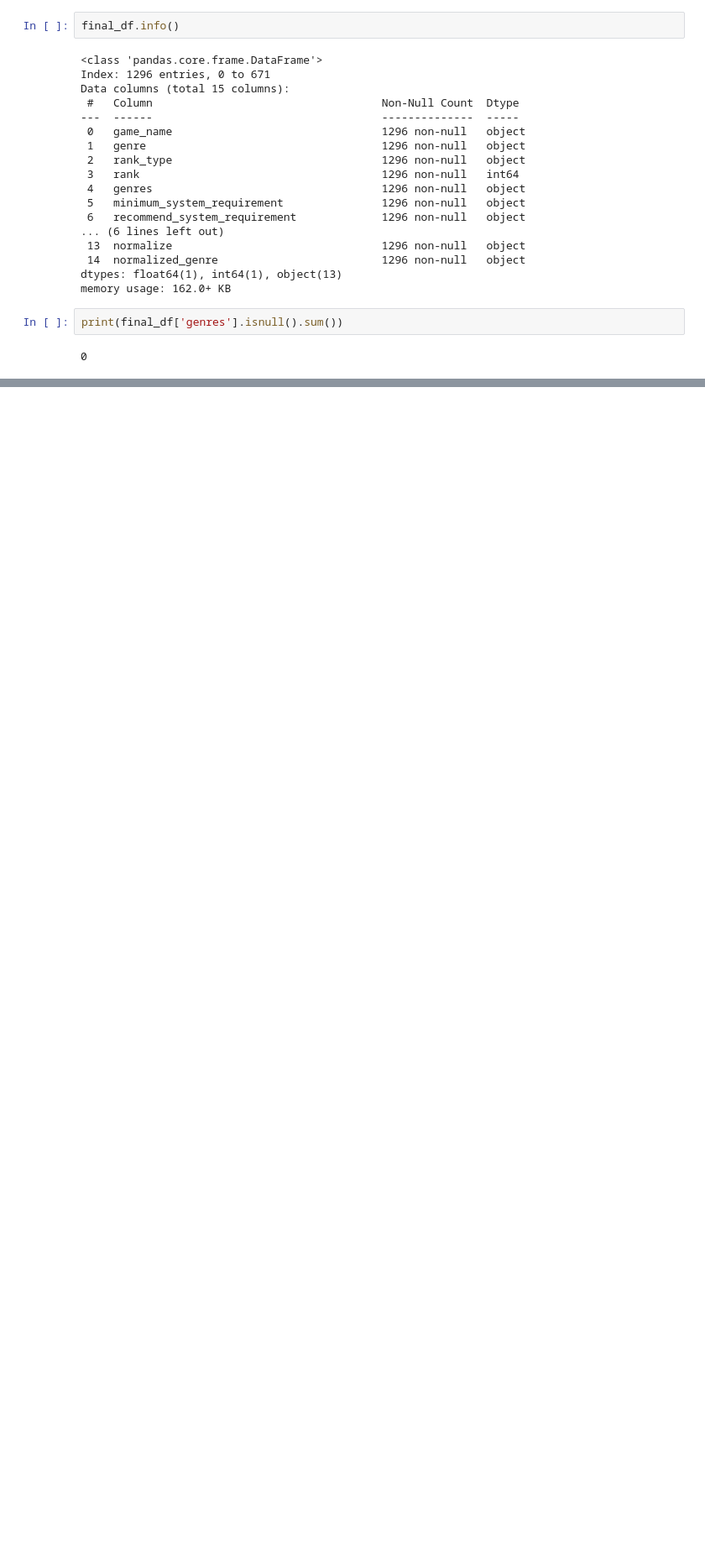
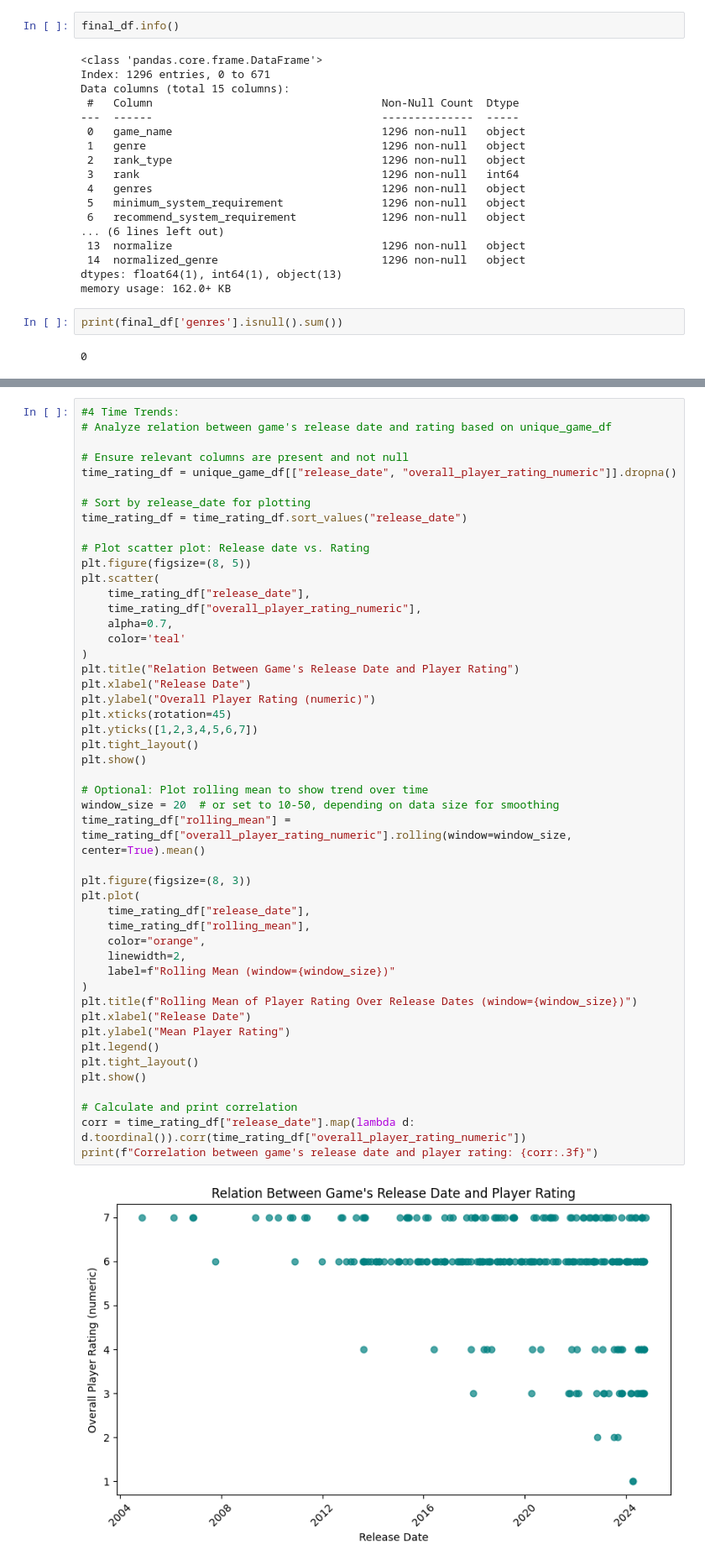
Before and after one commit to OfirBH/Steam_Final_Project, a Jupyter notebook: steam_final_project.ipynb, the cells around one changed output, grey strips where cells are left out. Shown at 84% size. Saved outputs shown, nothing was run; the diff lists cells and outputs as text; blank space fills up the shorter version.

```diff
--- a/steam_final_project.ipynb
+++ b/steam_final_project.ipynb
@@ -406,0 +805,50 @@ final_df.describe()
+# %%
+#4 Time Trends:
+# Analyze relation between game's release date and rating based on unique_game_df
+
+# Ensure relevant columns are present and not null
+time_rating_df = unique_game_df[["release_date", "overall_player_rating_numeric"]].dropna()
+
+# Sort by release_date for plotting
+time_rating_df = time_rating_df.sort_values("release_date")
+
+# Plot scatter plot: Release date vs. Rating
+plt.figure(figsize=(8, 5))
+plt.scatter(
+    time_rating_df["release_date"],
+    time_rating_df["overall_player_rating_numeric"],
+    alpha=0.7,
+    color='teal'
+)
+plt.title("Relation Between Game's Release Date and Player Rating")
+plt.xlabel("Release Date")
+plt.ylabel("Overall Player Rating (numeric)")
+plt.xticks(rotation=45)
+plt.yticks([1,2,3,4,5,6,7])
+plt.tight_layout()
+plt.show()
+
+# Optional: Plot rolling mean to show trend over time
+window_size = 20  # or set to 10-50, depending on data size for smoothing
+time_rating_df["rolling_mean"] = time_rating_df["overall_player_rating_numeric"].rolling(window=window_size, center=True).mean()
+
+plt.figure(figsize=(8, 3))
+plt.plot(
+    time_rating_df["release_date"],
+    time_rating_df["rolling_mean"],
+    color="orange",
+    linewidth=2,
+    label=f"Rolling Mean (window={window_size})"
+)
+plt.title(f"Rolling Mean of Player Rating Over Release Dates (window={window_size})")
+plt.xlabel("Release Date")
+plt.ylabel("Mean Player Rating")
+plt.legend()
+plt.tight_layout()
+plt.show()
+
+# Calculate and print correlation
+corr = time_rating_df["release_date"].map(lambda d: d.toordinal()).corr(time_rating_df["overall_player_rating_numeric"])
+print(f"Correlation between game's release date and player rating: {corr:.3f}")
+# %% [output]
+[figure, added]
```
Also changed, not shown: parts of 54 cells of this notebook, 1 other file.
